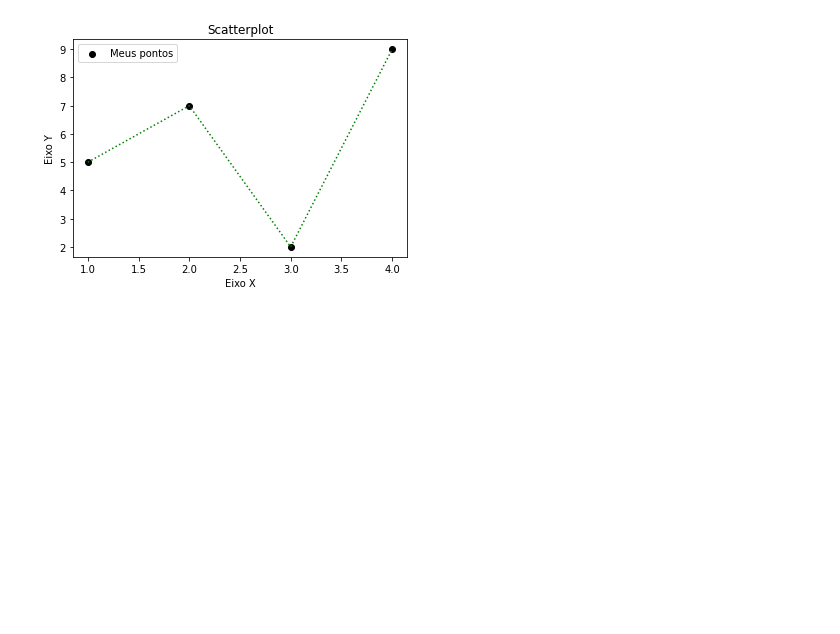
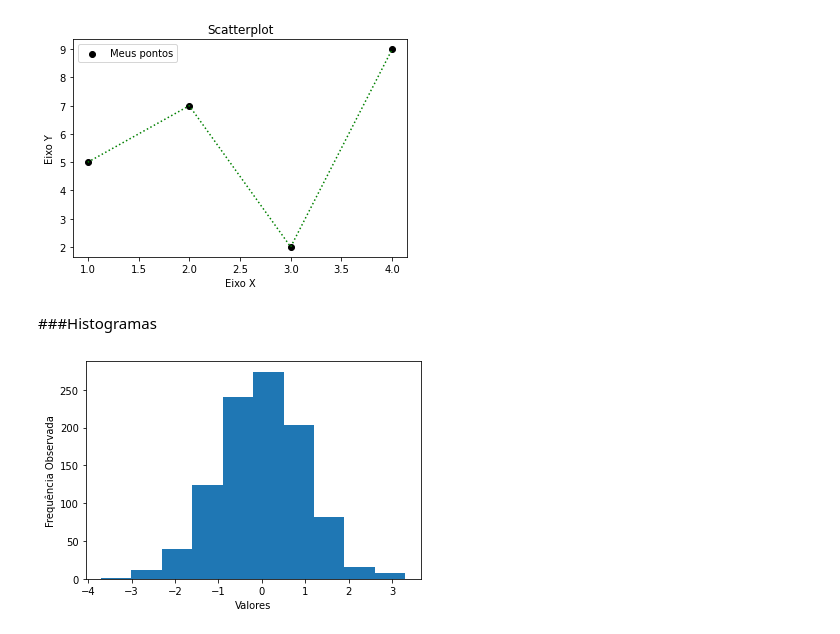
Before and after one commit to brunaalima/Python, a Jupyter notebook: Gráficos.ipynb, the cells around one changed output. Drawn from its saved outputs; the diff is of its cells as text; code cells hidden in the pictures; blank space fills up the shorter version.

```diff
--- a/Gráficos.ipynb
+++ b/Gráficos.ipynb
@@ -109,3 +109,17 @@ plt.savefig('scatterplot.png', dpi=300)
 plt.show()
 # %% [output]
 [figure]
+# %% [markdown]
+###Histogramas
+# %%
+import matplotlib.pyplot as plt
+import numpy as np
+
+num_norm = np.random.randn(1000,1)
+
+plt.hist(num_norm,bins=10)
+plt.xlabel("Valores")
+plt.ylabel("Frequência Observada")
+plt.show()
+# %% [output]
+[figure, added]
```
Also changed, not shown: parts of 1 cell of this notebook.
